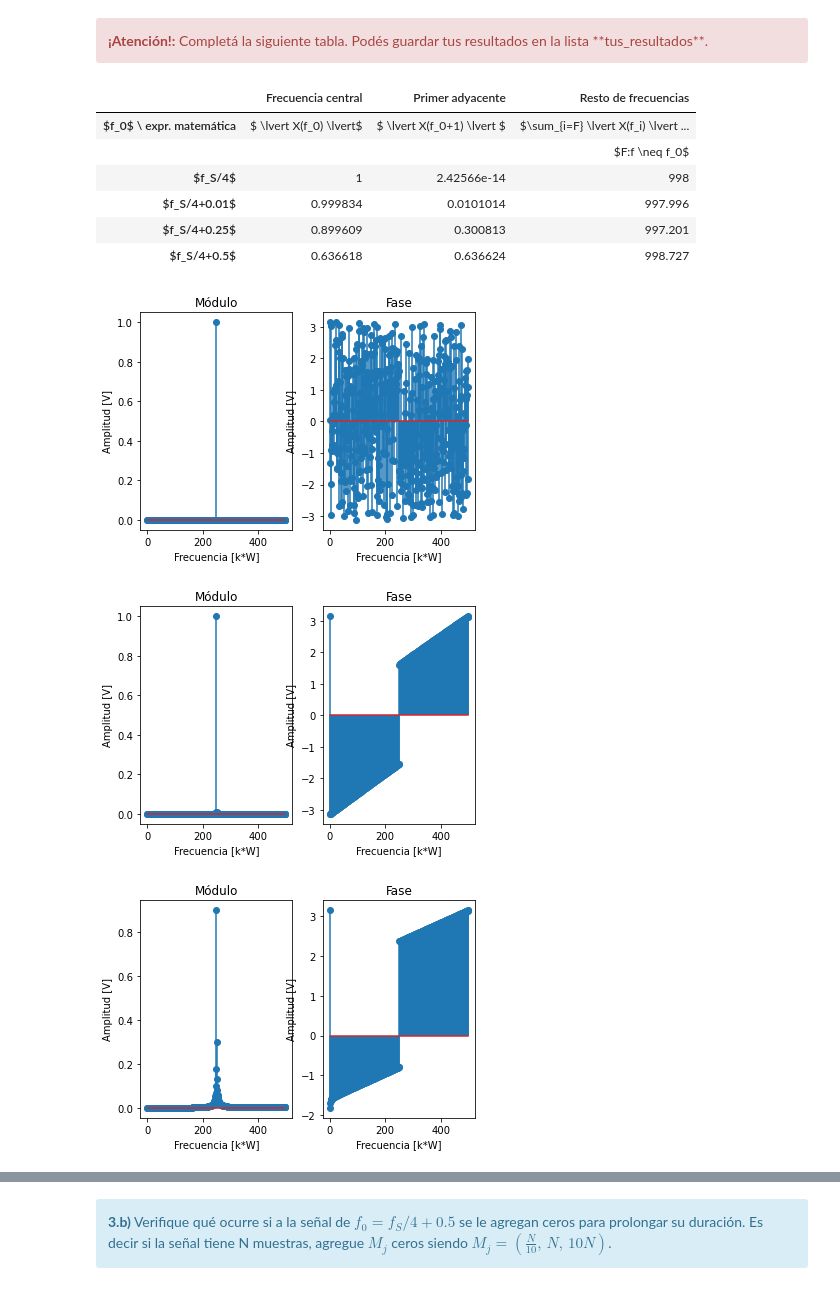
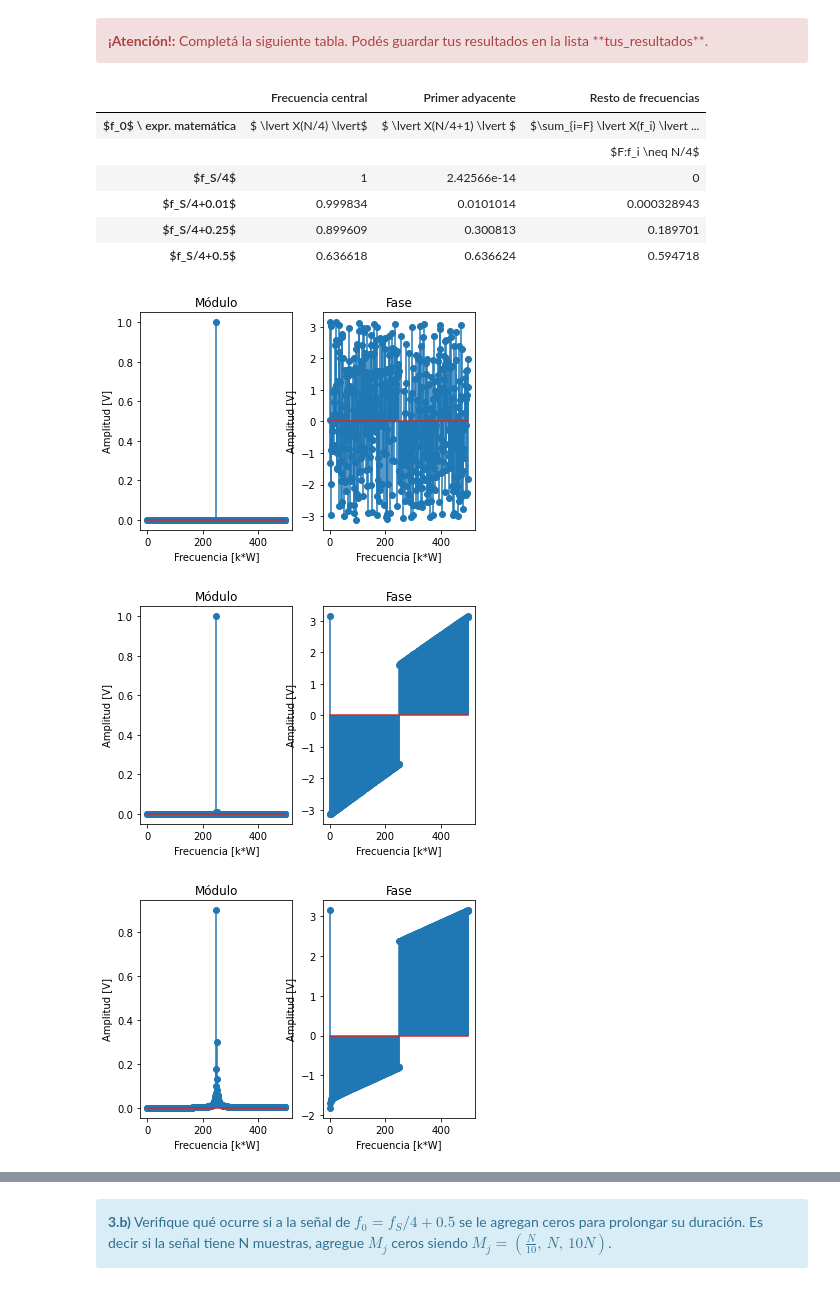
Before and after one commit to lucasliano/PDS_lliano, a Jupyter notebook: TPS/TP1/TP1 - Muestreo de señales - Forurier.ipynb, the cells around one changed output, grey strips where cells are left out. Drawn from its saved outputs; the diff is of its cells as text; code cells hidden in the pictures.

```diff
--- a/TPS/TP1/TP1 - Muestreo de señales - Forurier.ipynb
+++ b/TPS/TP1/TP1 - Muestreo de señales - Forurier.ipynb
@@ -277,9 +277,7 @@ plt.plot(t4,f4)
 <b>2.a)</b> (Opcional) Implemente un algoritmo que calcule la transformada discreta de Fourier (DFT). Utilice las funciones generadoras de señales de 1) para evaluar y ejemplificar su funcionamiento.
 </div>
 # %%
-def mi_analizador(f, N, plotting = False, nombre='f(t)', colorTrazo = 'b'):
-    W = 1/((f[1]-f[0])*N)
-
+def mi_analizador(f, N, W = 1, plotting = False, nombre='f(t)', colorTrazo = 'b'):
     k = np.arange(0,N).astype(int)      #Calculamos la base temporal discreta
 
     Fk = np.zeros(N).astype(complex)    #Generamos un vector vacio con la salida
@@ -463,8 +461,8 @@ HTML(df.to_html())
 #######################################
 
 # Inicializamos las variables donde vamos a almacenar los datos :D
-tus_resultados = [ ['$ \lvert X(f_0) \lvert$', '$ \lvert X(f_0+1) \lvert $', '$\sum_{i=F} \lvert X(f_i) \lvert ^2 $'],
-                   [''                       , ''                          , '$F:f \neq f_0$'                       ]
+tus_resultados = [ ['$ \lvert X(N/4) \lvert$', '$ \lvert X(N/4+1) \lvert $', '$\sum_{i=F} \lvert X(f_i) \lvert ^2 $'],
+                   [''                       , ''                          , '$F:f_i \neq N/4$'                       ]
                  ]
 
 # Inicializamos la entidad loopeable.
@@ -472,45 +470,49 @@ fd = (0, 0.01, 0.25, 0.5)
 
 W = fs/N
 
+
 for each in fd:
     foL = fs/4 + each
     tL,fL = mySignalGenerator ('sin',(foL, 1), fs, N, (0, 0));
-    kL, FkL, kkL, FkkL = mi_analizador(fL, N);
+    kL, FkL, kkL, FkkL = mi_analizador(fL, N, W);
 
     fig, axs = plt.subplots(1,2)
 
     axs[0].stem(kkL* W, np.abs(FkkL), use_line_collection = True)
     axs[0].set_xlabel('Frecuencia [k*W]')
     axs[0].set_ylabel('Amplitud [V]')
     axs[0].set_title("Módulo")
 
     axs[1].stem(kkL* W, np.angle(FkkL), use_line_collection = True)
     axs[1].set_xlabel('Frecuencia [k*W]')
     axs[1].set_ylabel('Amplitud [V]')
     axs[1].set_title("Fase")
 
     # Nota: Voy a escalar todas las componentes en 2/N para que me quede representada la energía
-    tus_resultados.append([ (np.abs(FkL[int(foL)  ]) * 2/N),
-                            (np.abs(FkL[int(foL)+1]) * 2/N),
-                            ((np.sum(np.abs(FkL)**2) - (np.abs(FkL[int(foL)])*2)) * 2/N)
+    # Nota importante : Como en este caso tenemos fs = N, podemos hacer N/4 y vamos a tener el valor de la frecuencia de interes
+    # Nota importante2: No vamos a poder pedir el valor de Fk(fs/4 + fd) porque la resolución espectral no lo permite.
+    tus_resultados.append([ (np.abs(FkkL[int( N/4)    ]) ),
+                            (np.abs(FkkL[int( N/4) + 1]) ),
+                            ((np.sum(np.abs(FkkL)**2) - (np.abs(FkkL[int( N/4)])**2)))
                           ])
 
 df = DataFrame(tus_resultados, columns=['Frecuencia central', 'Primer adyacente', 'Resto de frecuencias'],
                index=['$f_0$ \ expr. matemática',
                       '',
                       '$f_S/4$',
                       '$f_S/4+0.01$',
                       '$f_S/4+0.25$',
                       '$f_S/4+0.5$'])
+
 HTML(df.to_html())
 # %% [output]
 |  | Frecuencia central | Primer adyacente | Resto de frecuencias |
-| $f_0$ \ expr. matemática | $ \lvert X(f_0) \lvert$ | $ \lvert X(f_0+1) \lvert $ | $\sum_{i=F} \lvert X(f_i) \lvert ... |
-|  |  |  | $F:f \neq f_0$ |
-| $f_S/4$ | 1 | 2.42566e-14 | 998 |
-| $f_S/4+0.01$ | 0.999834 | 0.0101014 | 997.996 |
-| $f_S/4+0.25$ | 0.899609 | 0.300813 | 997.201 |
-| $f_S/4+0.5$ | 0.636618 | 0.636624 | 998.727 |
+| $f_0$ \ expr. matemática | $ \lvert X(N/4) \lvert$ | $ \lvert X(N/4+1) \lvert $ | $\sum_{i=F} \lvert X(f_i) \lvert ... |
+|  |  |  | $F:f_i \neq N/4$ |
+| $f_S/4$ | 1 | 2.42566e-14 | 0 |
+| $f_S/4+0.01$ | 0.999834 | 0.0101014 | 0.000328943 |
+| $f_S/4+0.25$ | 0.899609 | 0.300813 | 0.189701 |
+| $f_S/4+0.5$ | 0.636618 | 0.636624 | 0.594718 |
 [figure]
 [figure]
 [figure]
```
Also changed, not shown: parts of 21 cells of this notebook, 6 other files.
